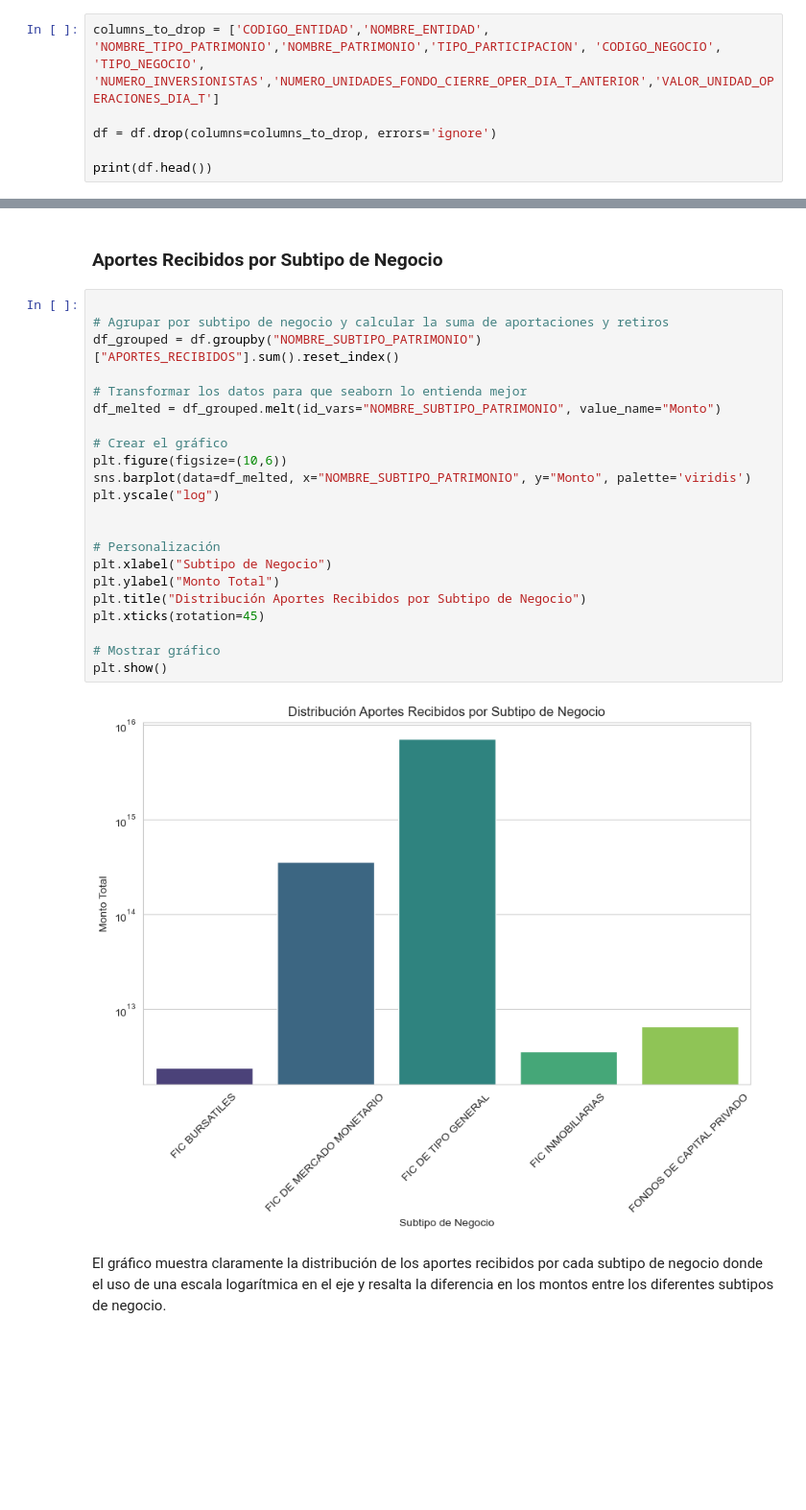
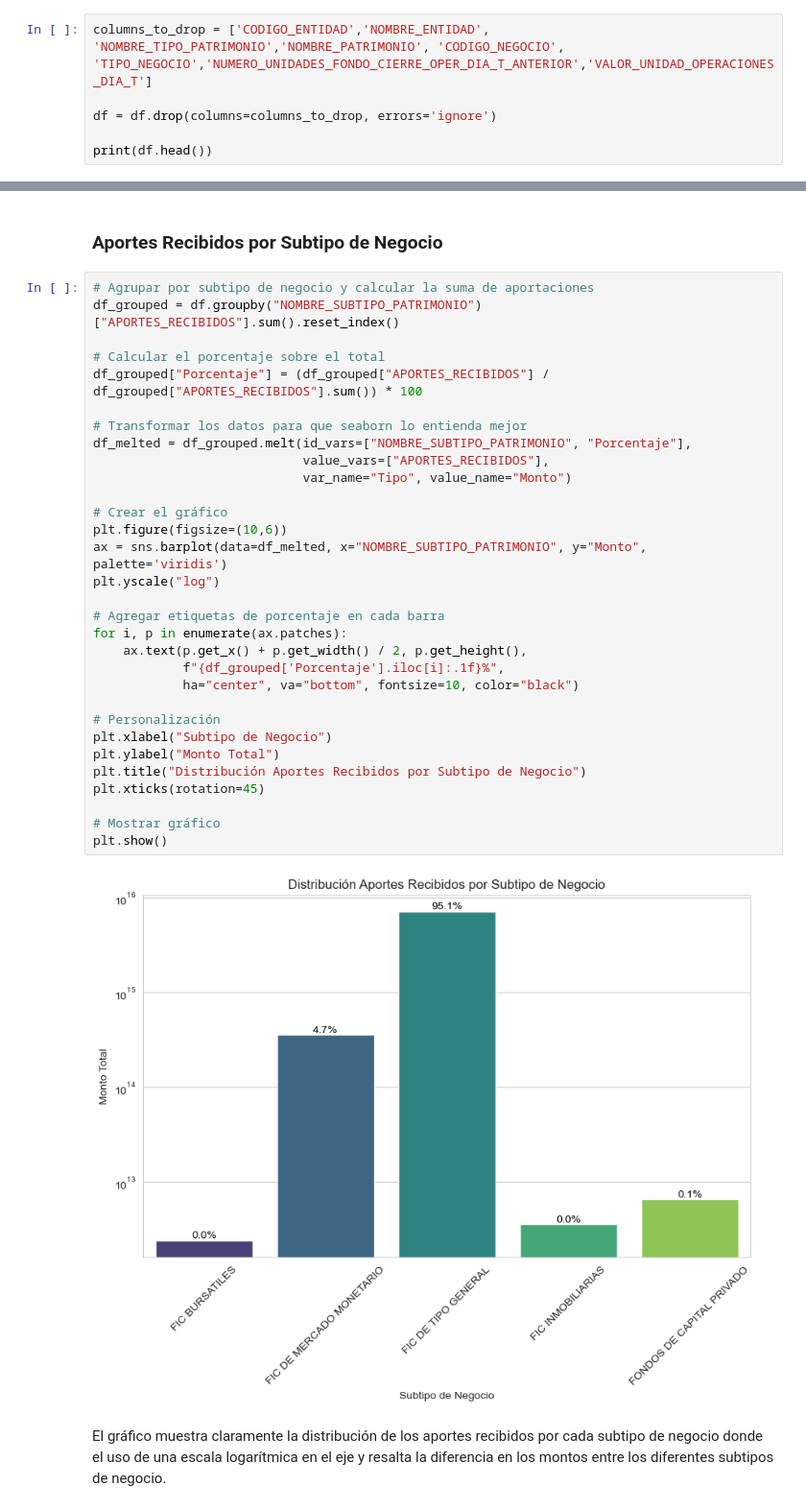
Before and after one commit to TawnyVTC/EDA, a Jupyter notebook: EDA_Rentabilidad.ipynb, the cells around one changed output, grey strips where cells are left out. Shown at 96% size. Drawn from its saved outputs; the diff is of its cells as text; blank space fills up the shorter version.

```diff
--- a/EDA_Rentabilidad.ipynb
+++ b/EDA_Rentabilidad.ipynb
@@ -119,7 +119,7 @@ plt.show()
 # %% [markdown]
 En base al mapa de correlación, eliminamos aquellas variables que no aportarian mucho para el modelo de regresión.
 # %%
-columns_to_drop = ['CODIGO_ENTIDAD','NOMBRE_ENTIDAD', 'NOMBRE_TIPO_PATRIMONIO','NOMBRE_PATRIMONIO','TIPO_PARTICIPACION', 'CODIGO_NEGOCIO', 'TIPO_NEGOCIO', 'NUMERO_INVERSIONISTAS','NUMERO_UNIDADES_FONDO_CIERRE_OPER_DIA_T_ANTERIOR','VALOR_UNIDAD_OPERACIONES_DIA_T']
+columns_to_drop = ['CODIGO_ENTIDAD','NOMBRE_ENTIDAD', 'NOMBRE_TIPO_PATRIMONIO','NOMBRE_PATRIMONIO', 'CODIGO_NEGOCIO', 'TIPO_NEGOCIO','NUMERO_UNIDADES_FONDO_CIERRE_OPER_DIA_T_ANTERIOR','VALOR_UNIDAD_OPERACIONES_DIA_T']
 
 df = df.drop(columns=columns_to_drop, errors='ignore')
 
@@ -302,29 +301,38 @@ El gráfico muestra que las Sociedades Fiduciarias y las Comisionistas de Bolsa
 # %% [markdown]
 ### **Aportes Recibidos por Subtipo de Negocio**
 # %%
-
-# Agrupar por subtipo de negocio y calcular la suma de aportaciones y retiros
+# Agrupar por subtipo de negocio y calcular la suma de aportaciones
 df_grouped = df.groupby("NOMBRE_SUBTIPO_PATRIMONIO")["APORTES_RECIBIDOS"].sum().reset_index()
 
+# Calcular el porcentaje sobre el total
+df_grouped["Porcentaje"] = (df_grouped["APORTES_RECIBIDOS"] / df_grouped["APORTES_RECIBIDOS"].sum()) * 100
+
 # Transformar los datos para que seaborn lo entienda mejor
-df_melted = df_grouped.melt(id_vars="NOMBRE_SUBTIPO_PATRIMONIO", value_name="Monto")
+df_melted = df_grouped.melt(id_vars=["NOMBRE_SUBTIPO_PATRIMONIO", "Porcentaje"],
+                            value_vars=["APORTES_RECIBIDOS"],
+                            var_name="Tipo", value_name="Monto")
 
 # Crear el gráfico
 plt.figure(figsize=(10,6))
-sns.barplot(data=df_melted, x="NOMBRE_SUBTIPO_PATRIMONIO", y="Monto", palette='viridis')
+ax = sns.barplot(data=df_melted, x="NOMBRE_SUBTIPO_PATRIMONIO", y="Monto", palette='viridis')
 plt.yscale("log")
 
+# Agregar etiquetas de porcentaje en cada barra
+for i, p in enumerate(ax.patches):
+    ax.text(p.get_x() + p.get_width() / 2, p.get_height(),
+            f"{df_grouped['Porcentaje'].iloc[i]:.1f}%",
+            ha="center", va="bottom", fontsize=10, color="black")
 
 # Personalización
 plt.xlabel("Subtipo de Negocio")
 plt.ylabel("Monto Total")
 plt.title("Distribución Aportes Recibidos por Subtipo de Negocio")
 plt.xticks(rotation=45)
 
 # Mostrar gráfico
 plt.show()
 # %% [output]
-[figure, old version]
+[figure, new version]
 # %% [markdown]
 El gráfico muestra claramente la distribución de los aportes recibidos por cada subtipo de negocio donde el uso de una escala logarítmica en el eje y resalta la diferencia en los montos entre los diferentes subtipos de negocio.
 # %% [markdown]
```
Also changed, not shown: parts of 6 cells of this notebook, 2 other files.
